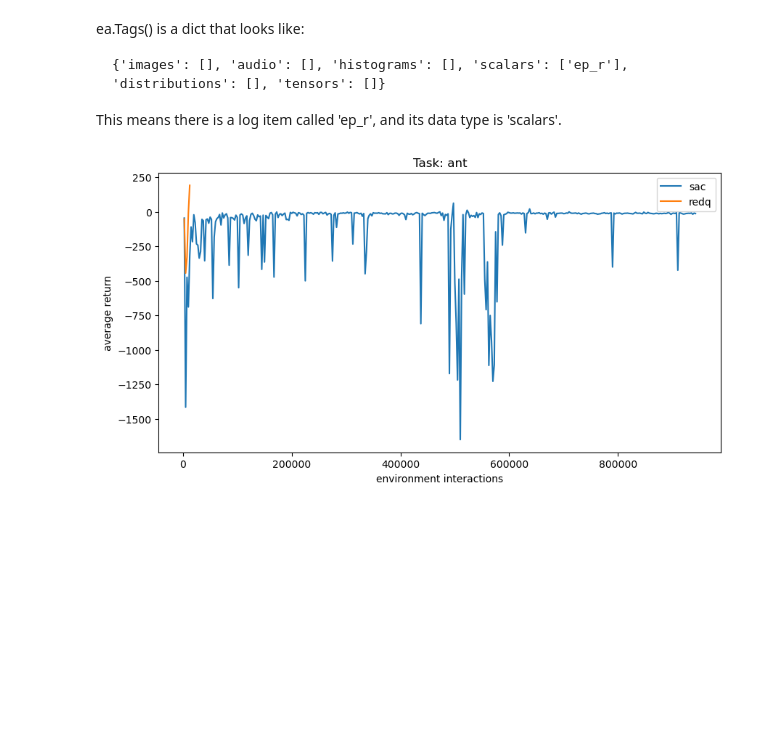
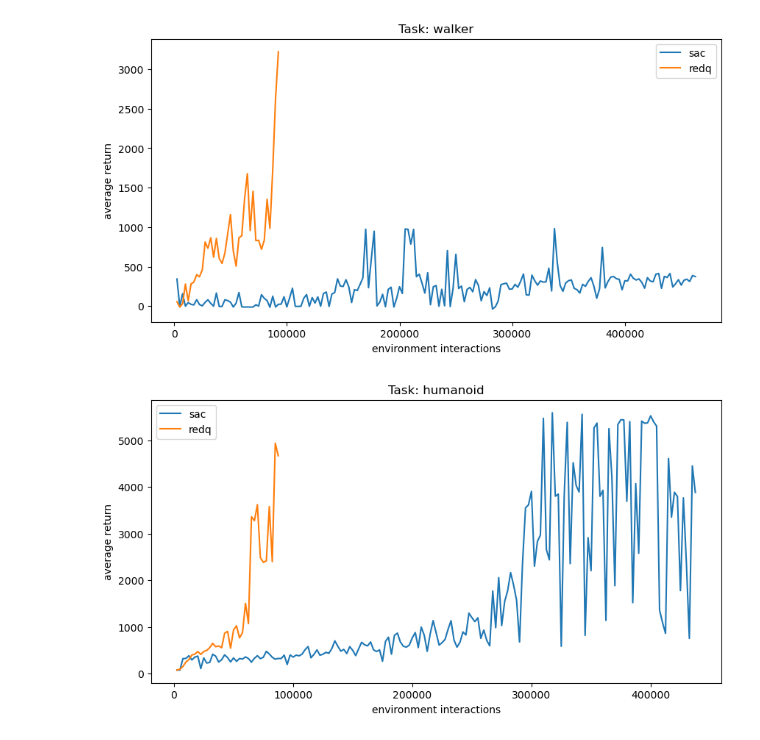
Before and after one commit to wwf971/REDQ, a Jupyter notebook: src/plot-train.ipynb, the cells around one changed output. Saved outputs shown, nothing was run; the diff lists cells and outputs as text; code cells hidden in the pictures; blank space fills up the shorter version.

````diff
--- a/src/plot-train.ipynb
+++ b/src/plot-train.ipynb
@@ -47,6 +17,0 @@ To enable the following instructions: AVX2 AVX512F AVX512_VNNI FMA, in other ope
-# %% [markdown]
-ea.Tags() is a dict that looks like:
-```
-{'images': [], 'audio': [], 'histograms': [], 'scalars': ['ep_r'], 'distributions': [], 'tensors': []}
-```
-This means there is a log item called 'ep_r', and its data type is 'scalars'.
@@ -60,19 +18,14 @@ def get_step_value_list(ea):
-# %%
-import matplotlib.pyplot as plt
-
-steps_sac, values_sac = get_step_value_list(ea_sac)
-steps_redq, values_redq = get_step_value_list(ea_redq)
-
-# plot the data
-plt.figure(figsize=(10, 5))
-plt.plot(steps_sac, values_sac, label="sac")
-plt.plot(steps_redq, values_redq, label="redq")
-plt.legend()
-plt.xlabel('environment interactions')
-plt.ylabel('average return')
-plt.title('Task: %s'%task)
-plt.legend()
-plt.savefig(DirPathProject + "result/train-cmp-%s.png"%task)
-plt.show()
-# %% [output]
-[figure, removed]
+# %%
+task = "walker"
+path_sac = base_dir + "sac-seed=0-walker-07-31-24_20_48_41/"
+path_redq = base_dir + "1-walker-redq-seed=0-240802_165922/"
+plot_train_curve_cmp(path_sac, path_redq, task)
+# %% [output]
+[figure, added]
+# %%
+task = "humanoid"
+path_sac = base_dir + "sac-seed=0-humanoid-07-31-24_23_42_56/"
+path_redq = base_dir + "3-humanoid-redq-seed=0-240802_165946/"
+plot_train_curve_cmp(path_sac, path_redq, task)
+# %% [output]
+[figure, added]
````
Also changed, not shown: parts of 8 cells of this notebook, 7 other files.
